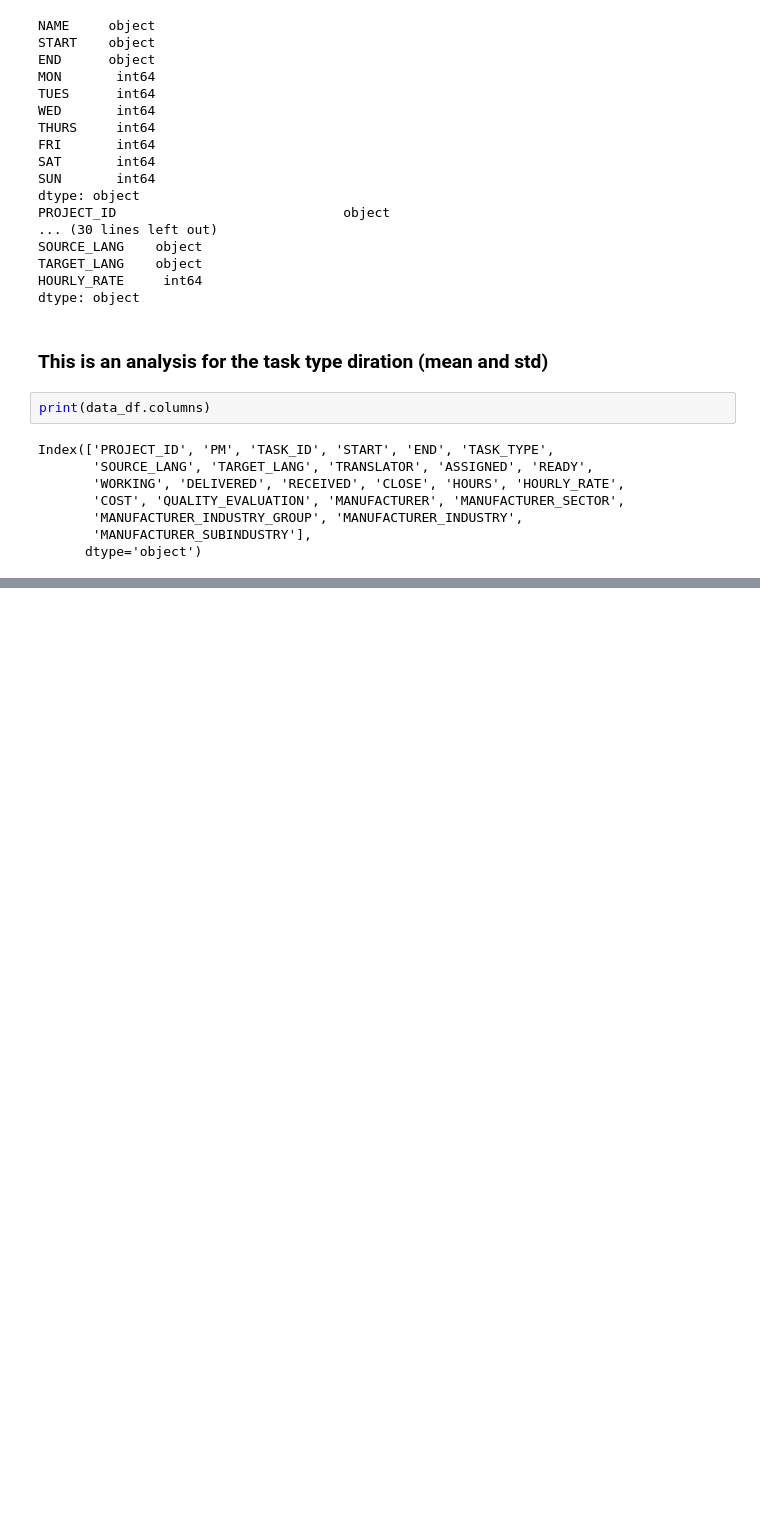
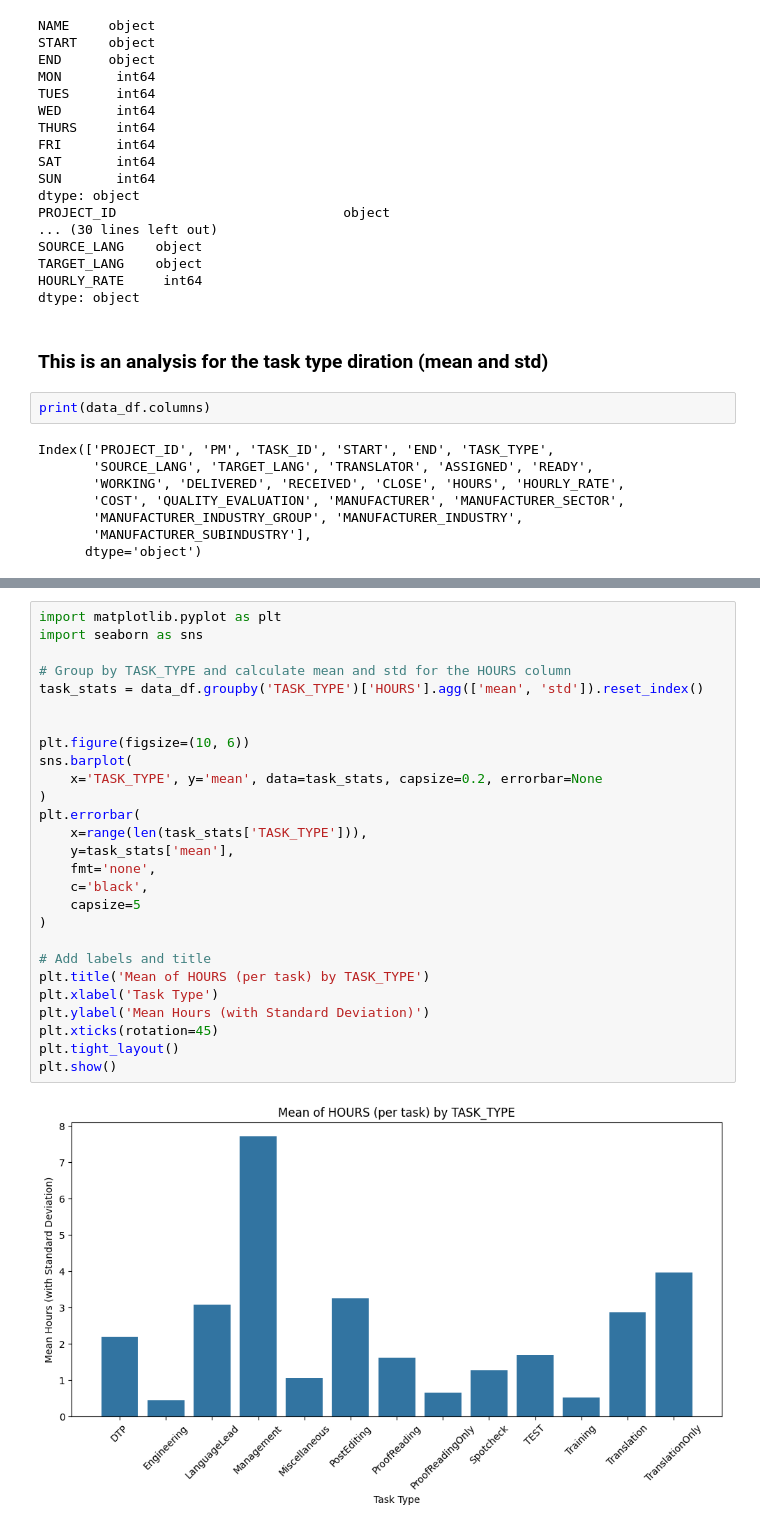
Before and after one commit to L3ms123/SP1, a Jupyter notebook: Notebooks/Synthesis project.ipynb, the cells around one changed output, grey strips where cells are left out. Cells and saved outputs as stored; diff of their text form; blank space fills up the shorter version.

```diff
--- a/Notebooks/Synthesis project.ipynb
+++ b/Notebooks/Synthesis project.ipynb
@@ -70,3 +50,32 @@ Consider using the `--user` option or check the permissions.
+# %%
+import matplotlib.pyplot as plt
+import seaborn as sns
+
+# Group by TASK_TYPE and calculate mean and std for the HOURS column
+task_stats = data_df.groupby('TASK_TYPE')['HOURS'].agg(['mean', 'std']).reset_index()
+
+
+plt.figure(figsize=(10, 6))
+sns.barplot(
+    x='TASK_TYPE', y='mean', data=task_stats, capsize=0.2, errorbar=None
+)
+plt.errorbar(
+    x=range(len(task_stats['TASK_TYPE'])),
+    y=task_stats['mean'],
+    fmt='none',
+    c='black',
+    capsize=5
+)
+
+# Add labels and title
+plt.title('Mean of HOURS (per task) by TASK_TYPE')
+plt.xlabel('Task Type')
+plt.ylabel('Mean Hours (with Standard Deviation)')
+plt.xticks(rotation=45)
+plt.tight_layout()
+plt.show()
+# %% [output]
+[figure, added]
 # %%
 import matplotlib.pyplot as plt
 import seaborn as sns
```
Also changed, not shown: parts of 11 cells of this notebook.
